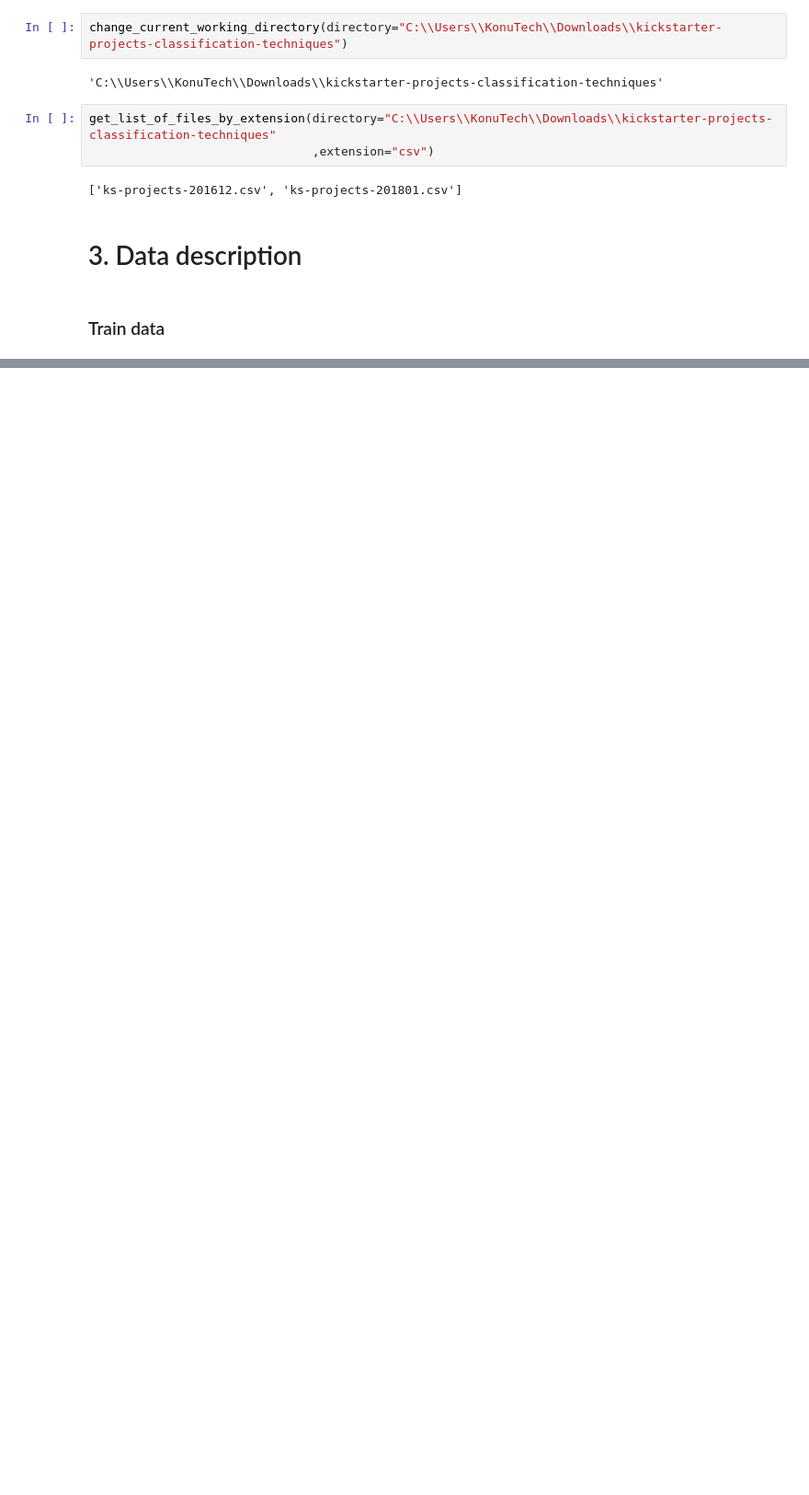
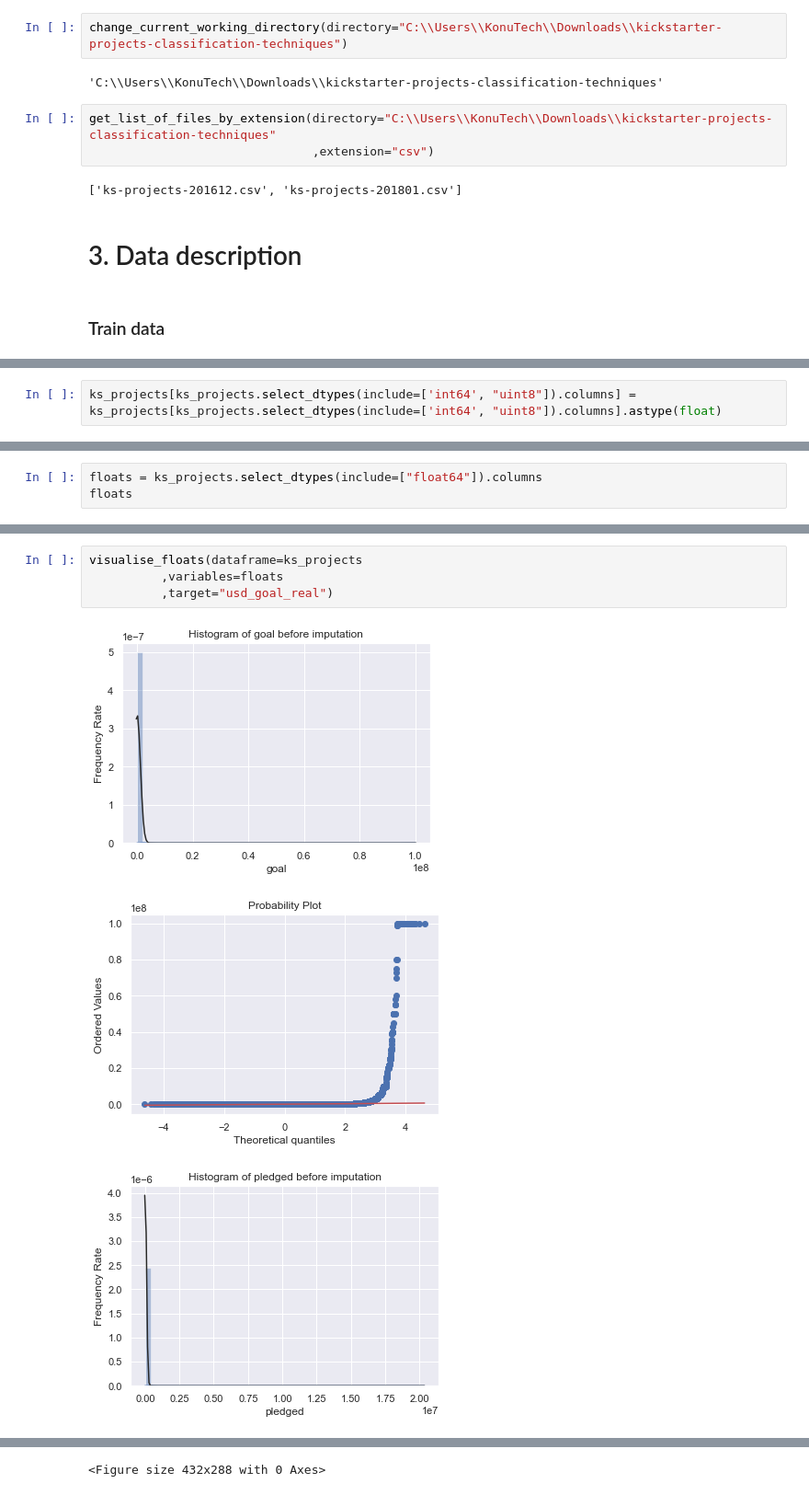
Before and after one commit to KonuTech/kickstarter-projects-classification-techniques, a Jupyter notebook: classification.ipynb, the cells around one changed output, grey strips where cells are left out. Shown: that part at 92% size. Drawn from its saved outputs; the diff is of its cells as text; blank space fills up the shorter version.

```diff
--- a/classification.ipynb
+++ b/classification.ipynb
@@ -45,3 +64,5 @@ ks_projects.head()
+# %%
+ks_projects[ks_projects.select_dtypes(include=['int64', "uint8"]).columns] = ks_projects[ks_projects.select_dtypes(include=['int64', "uint8"]).columns].astype(float)
 # %%
 ks_projects.info()
 # %% [output]
@@ -67,0 +179,3 @@ memory usage: 43.3+ MB
+# %%
+floats = ks_projects.select_dtypes(include=["float64"]).columns
+floats
@@ -67,0 +186,8 @@ memory usage: 43.3+ MB
+# %%
+visualise_floats(dataframe=ks_projects
+          ,variables=floats
+          ,target="usd_goal_real")
+# %% [output]
+[figure, added]
+[figure, added]
+[figure, added]
@@ -67,0 +203 @@ memory usage: 43.3+ MB
+<Figure size 432x288 with 0 Axes>
```
Also changed, not shown: parts of 21 cells of this notebook, 2 other files.
